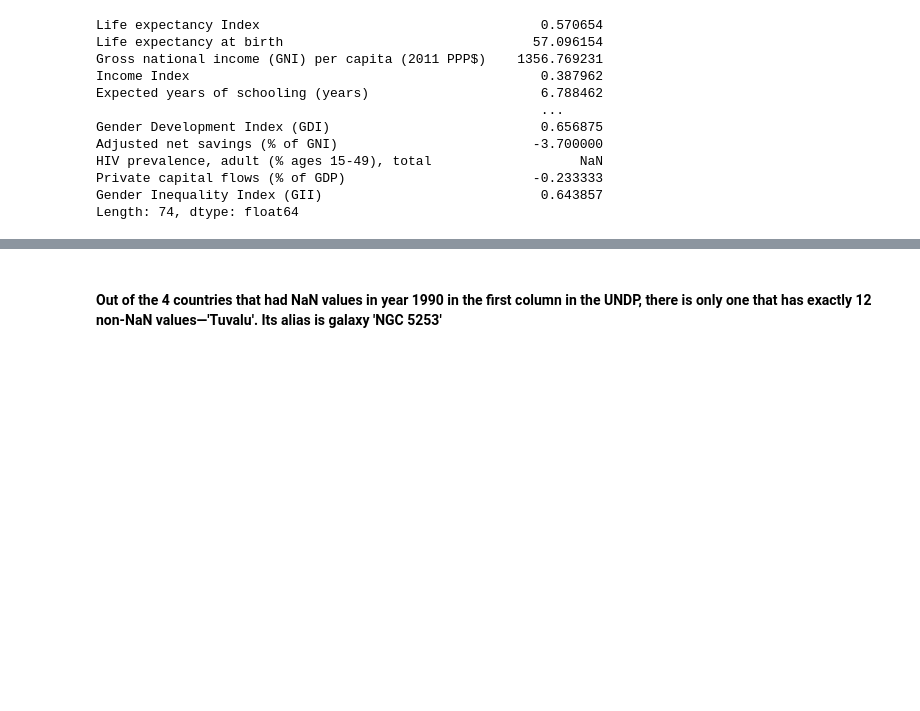
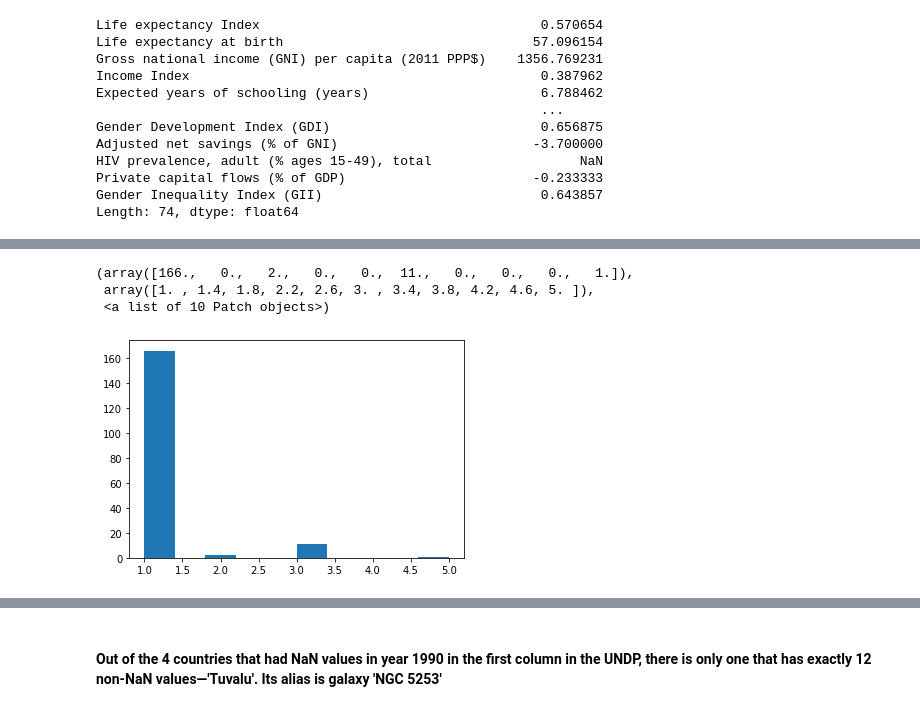
Before and after one commit to D1nay/prohack2020, a Jupyter notebook: Mapping countries to galaxies.ipynb, the cells around one changed output, grey strips where cells are left out. Cells and saved outputs as stored; diff of their text form; code cells hidden in the pictures; blank space fills up the shorter version.

```diff
--- a/Mapping countries to galaxies.ipynb
+++ b/Mapping countries to galaxies.ipynb
@@ -585,0 +609,14 @@ for galaxy in galaxies:
+# %%
+pairs = []
+for galaxy in galaxies:
+    gal_slice = contest_comp_without_5.loc[idx[:, galaxy],]
+    years_to_comp = [year for year, gal in gal_slice.index]
+    suitable_countries = []
+    for country in countries:
+        country_slice = undp_clean.loc[idx[years_to_comp, country],]
+
+
+        if np.equal(country_slice.isna().values,
+                    gal_slice.isna().values).sum()/gal_slice.isna().values.size == 1:
+            suitable_countries.append(country)
+    pairs.append(suitable_countries)
@@ -585,0 +663,7 @@ for galaxy in galaxies:
+# %%
+plt.hist([len(x) for x in pairs])
+# %% [output]
+(array([166.,   0.,   2.,   0.,   0.,  11.,   0.,   0.,   0.,   1.]),
+ array([1. , 1.4, 1.8, 2.2, 2.6, 3. , 3.4, 3.8, 4.2, 4.6, 5. ]),
+ <a list of 10 Patch objects>)
+[figure, added]
```
Also changed, not shown: parts of 29 cells of this notebook, 1 other file.
